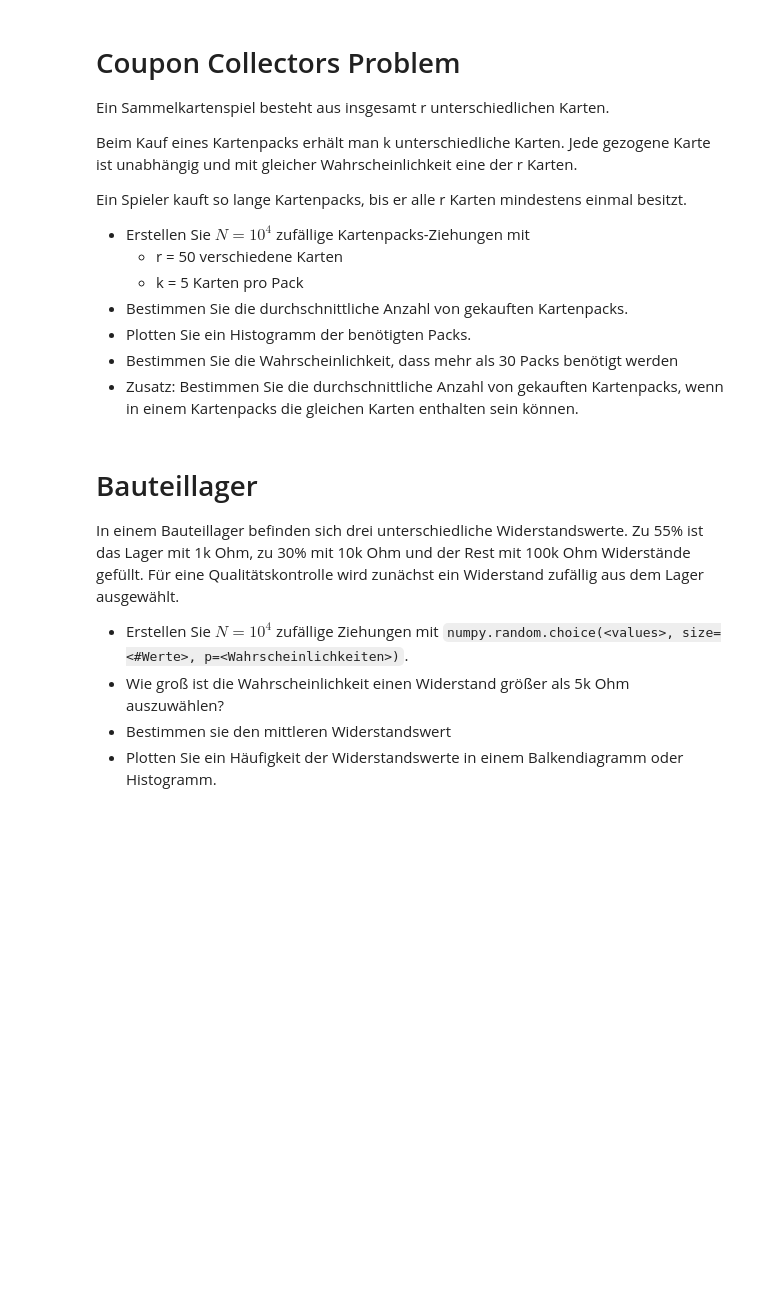
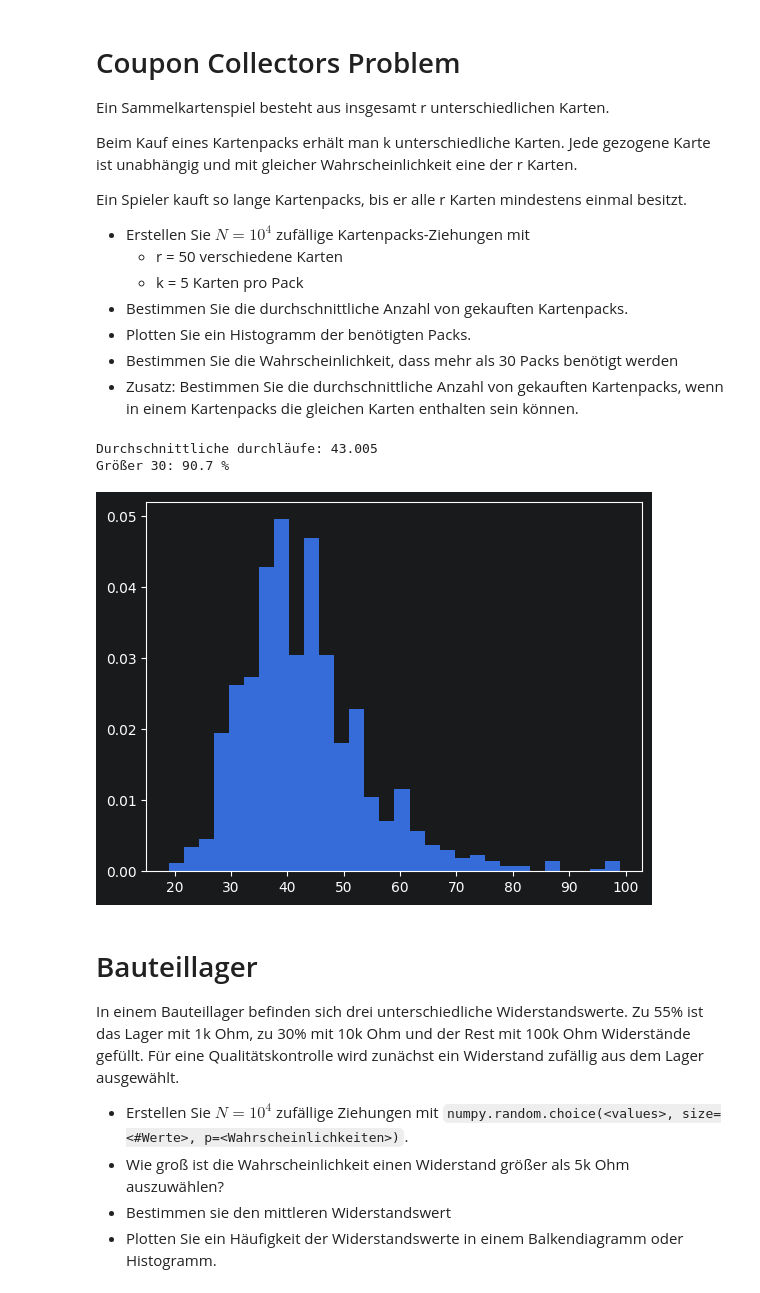
Before and after one commit to lukas3482/statistik_jupiter, a Jupyter notebook: seminar1_wk.ipynb, the cells around one changed output. Cells and saved outputs as stored; diff of their text form; code cells hidden in the pictures; blank space fills up the shorter version.

```diff
--- a/seminar1_wk.ipynb
+++ b/seminar1_wk.ipynb
@@ -34,6 +68,45 @@ Ein Spieler kauft so lange Kartenpacks, bis er alle r Karten mindestens einmal b
 # %%
 import numpy as np
 import matplotlib.pyplot as plt
+
+n = 10**4
+r = 50
+k = 5
+
+karten = np.arange(1, r+1)
+gesamtDurchlaufe = []
+alleGezogeneKarten = []
+gesamt = 0
+
+for i in range(1000):
+    gezogeneKarten = []
+    durchlaufe = 0
+    while True:
+        durchlaufe += 1
+        data = np.random.choice(np.arange(1, r+1), size=5, replace=False)
+        gezogeneKarten.extend(data)
+        #print(gezogeneKarten)
+
+        if(len(np.unique(gezogeneKarten)) == 50):
+            gesamt += durchlaufe
+            gesamtDurchlaufe.append(durchlaufe)
+            alleGezogeneKarten.extend(gezogeneKarten)
+            break
+
+print(f"Durchschnittliche durchläufe: {gesamt/1000}")
+
+plt.hist(gesamtDurchlaufe, density=True, bins=30)
+
+groesser30 = 0
+for durchlauf in gesamtDurchlaufe:
+    if(durchlauf > 30):
+        groesser30 += 1
+
+print(f"Größer 30: {(groesser30/1000)*100} %")
+# %% [output]
+Durchschnittliche durchläufe: 43.005
+Größer 30: 90.7 %
+[figure, added]
 # %% [markdown]
 # Bauteillager
 
```
Also changed, not shown: parts of 4 cells of this notebook.
